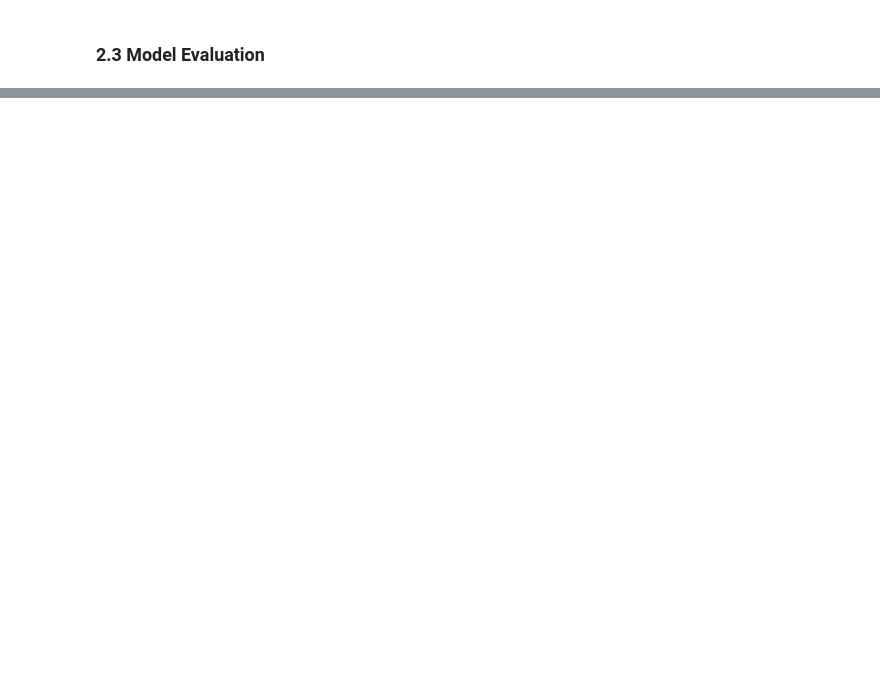
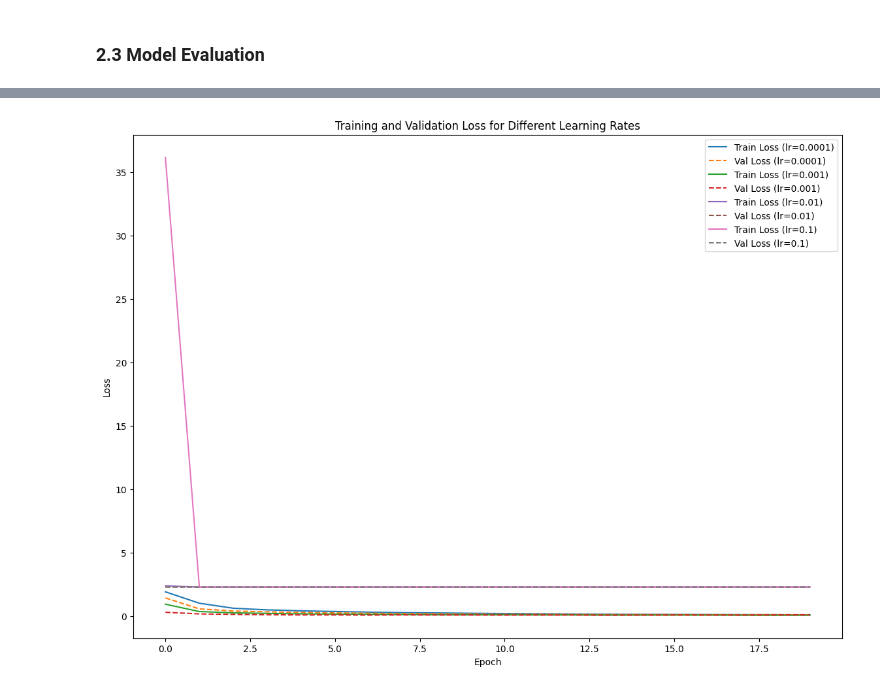
Before and after one commit to Team-Synapse-UoM/Custom-CNN-ImageClassification, a Jupyter notebook: data.ipynb, the cells around one changed output, grey strips where cells are left out. Saved outputs shown, nothing was run; the diff lists cells and outputs as text; code cells hidden in the pictures; blank space fills up the shorter version.

Commit message:
Added varied learning rates

```diff
--- a/data.ipynb
+++ b/data.ipynb
@@ -629,0 +613,69 @@ plt.show()
+# %%
+# Define learning rates to test
+learning_rates = [0.0001, 0.001, 0.01, 0.1]
+epochs = 20
+train_losses_all = {}
+val_losses_all = {}
+
+# Loop over different learning rates
+for lr in learning_rates:
+    print(f"\nTraining with learning rate: {lr}")
+    # Reinitialize model and optimizer for each learning rate
+    model = CustomCNN(num_classes=10, dropout_rate=0.5).to(device)
+    optimizer = optim.Adam(model.parameters(), lr=lr)
+    criterion = nn.CrossEntropyLoss()
+
+    # Initialize lists to track losses
+    train_losses = []
+    val_losses = []
+
+    for epoch in range(epochs):
+        model.train()
+        train_loss = 0.0
+
+        # Training loop
+        for images, labels in train_loader:
+            images, labels = images.to(device), labels.to(device)
+            optimizer.zero_grad()
+            outputs = model(images)
+            loss = criterion(outputs, labels)
+            loss.backward()
+            optimizer.step()
+            train_loss += loss.item()
+
+        # Calculate average training loss for the epoch
+        train_loss /= len(train_loader)
+        train_losses.append(train_loss)
+
+        # Validation loop
+        model.eval()
+        val_loss = 0.0
+        with torch.no_grad():
+            for images, labels in val_loader:
+                images, labels = images.to(device), labels.to(device)
+                outputs = model(images)
+                loss = criterion(outputs, labels)
+                val_loss += loss.item()
+
+        # Calculate average validation loss for the epoch
+        val_loss /= len(val_loader)
+        val_losses.append(val_loss)
+
+        print(f"Epoch {epoch+1}, Training Loss: {train_loss:.4f}, Validation Loss: {val_loss:.4f}")
+
+    # Store the losses for each learning rate
+    train_losses_all[lr] = train_losses
+    val_losses_all[lr] = val_losses
+
+# Plot training and validation losses for each learning rate
+plt.figure(figsize=(14, 10))
+for lr in learning_rates:
+    plt.plot(train_losses_all[lr], label=f'Train Loss (lr={lr})')
+    plt.plot(val_losses_all[lr], linestyle='--', label=f'Val Loss (lr={lr})')
+
+plt.xlabel('Epoch')
+plt.ylabel('Loss')
+plt.title('Training and Validation Loss for Different Learning Rates')
+plt.legend()
+plt.show()
+# %% [output]
@@ -629,0 +699 @@ plt.show()
+[figure, added]
```
Also changed, not shown: parts of 8 cells of this notebook, 3 other files.
